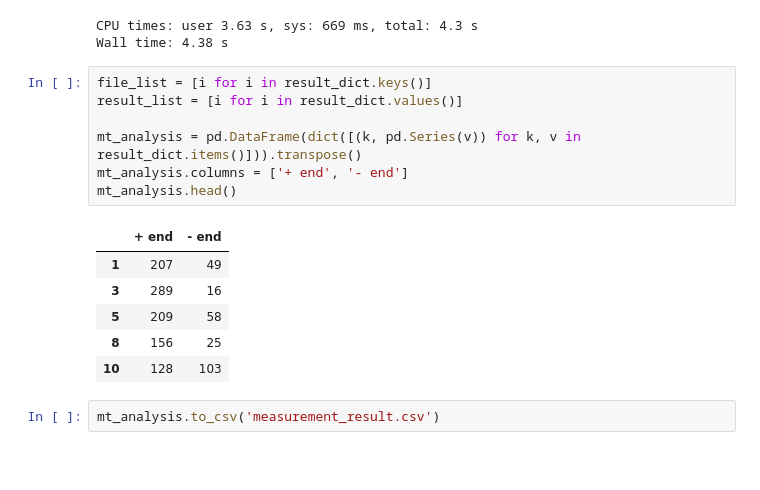
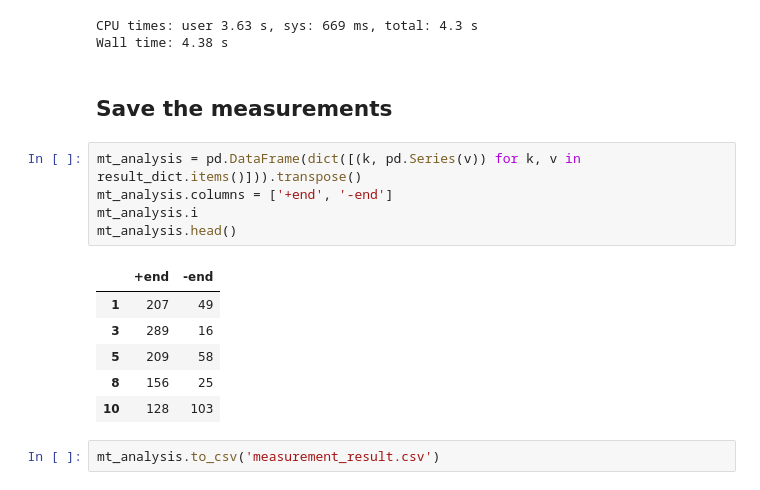
Before and after one commit to ShengyaoChen/cell_biology, a Jupyter notebook: mt_analysis/mt_analysis_demo.ipynb, the cells around one changed output. Drawn from its saved outputs; the diff is of its cells as text; blank space fills up the shorter version.

```diff
--- a/mt_analysis/mt_analysis_demo.ipynb
+++ b/mt_analysis/mt_analysis_demo.ipynb
@@ -165,15 +165,15 @@ for i in range(1, n_final):
 # %% [output]
 CPU times: user 3.63 s, sys: 669 ms, total: 4.3 s
 Wall time: 4.38 s
+# %% [markdown]
+## Save the measurements
 # %%
-file_list = [i for i in result_dict.keys()]
-result_list = [i for i in result_dict.values()]
-
 mt_analysis = pd.DataFrame(dict([(k, pd.Series(v)) for k, v in result_dict.items()])).transpose()
-mt_analysis.columns = ['+ end', '- end']
+mt_analysis.columns = ['+end', '-end']
+mt_analysis.i
 mt_analysis.head()
 # %% [output]
-|  | + end | - end |
+|  | +end | -end |
 | 1 | 207 | 49 |
 | 3 | 289 | 16 |
 | 5 | 209 | 58 |
```
Also changed, not shown: 1 other file.
